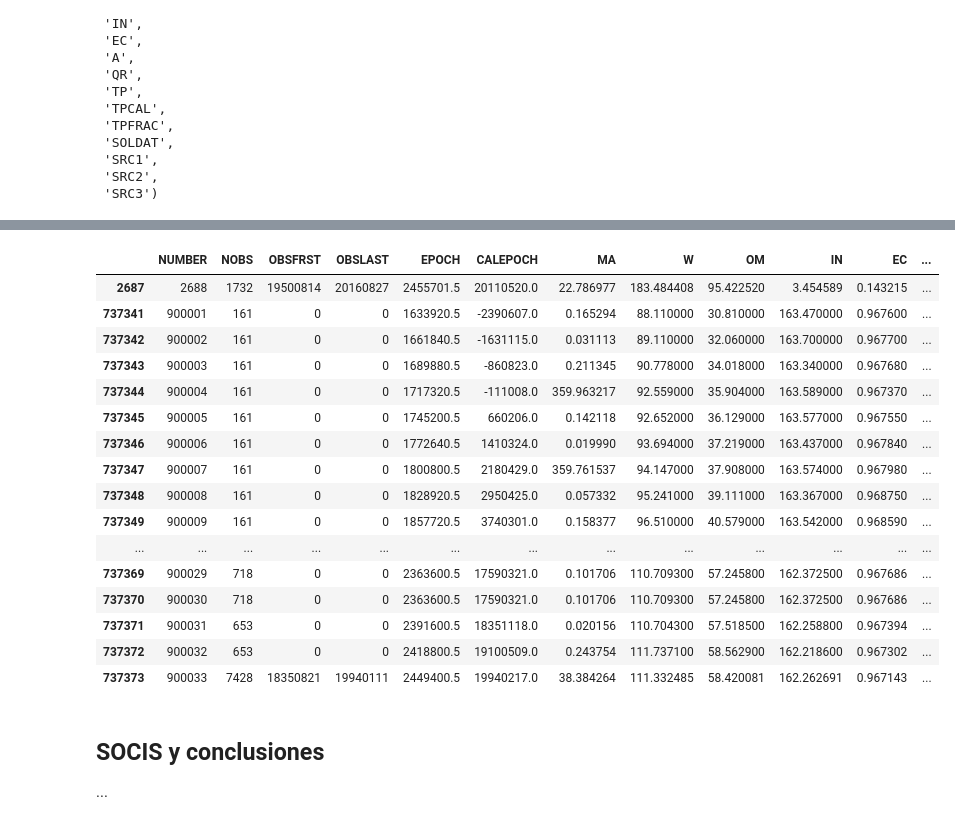
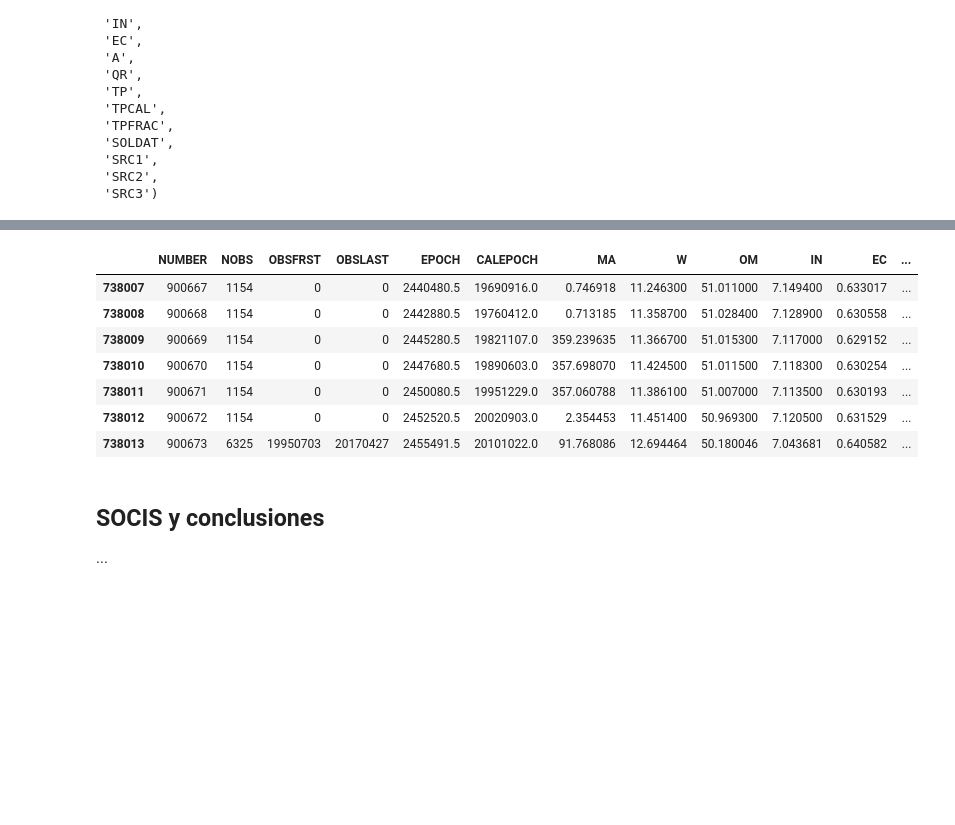
Before and after one commit to poliastro/pycones2017-talk, a Jupyter notebook: ¡Atrapa ese asteroide con poliastro!.ipynb, the cells around one changed output, grey strips where cells are left out. Cells and saved outputs as stored; diff of their text form; code cells hidden in the pictures; blank space fills up the shorter version.

```diff
--- a/¡Atrapa ese asteroide con poliastro!.ipynb
+++ b/¡Atrapa ese asteroide con poliastro!.ipynb
@@ -233,25 +232,16 @@ for i in range(len(atiras)):
 # %%
 db = dastcom5.entire_db()
 
-db[db.NAME == 'Halley']
+db[db.NAME == 'Churyumov-Gerasimenko']
 # %% [output]
 |  | NUMBER | NOBS | OBSFRST | OBSLAST | EPOCH | CALEPOCH | MA | W | OM | IN | EC | ... |
-| 2687 | 2688 | 1732 | 19500814 | 20160827 | 2455701.5 | 20110520.0 | 22.786977 | 183.484408 | 95.422520 | 3.454589 | 0.143215 | ... |
-| 737341 | 900001 | 161 | 0 | 0 | 1633920.5 | -2390607.0 | 0.165294 | 88.110000 | 30.810000 | 163.470000 | 0.967600 | ... |
-| 737342 | 900002 | 161 | 0 | 0 | 1661840.5 | -1631115.0 | 0.031113 | 89.110000 | 32.060000 | 163.700000 | 0.967700 | ... |
-| 737343 | 900003 | 161 | 0 | 0 | 1689880.5 | -860823.0 | 0.211345 | 90.778000 | 34.018000 | 163.340000 | 0.967680 | ... |
-| 737344 | 900004 | 161 | 0 | 0 | 1717320.5 | -111008.0 | 359.963217 | 92.559000 | 35.904000 | 163.589000 | 0.967370 | ... |
-| 737345 | 900005 | 161 | 0 | 0 | 1745200.5 | 660206.0 | 0.142118 | 92.652000 | 36.129000 | 163.577000 | 0.967550 | ... |
-| 737346 | 900006 | 161 | 0 | 0 | 1772640.5 | 1410324.0 | 0.019990 | 93.694000 | 37.219000 | 163.437000 | 0.967840 | ... |
-| 737347 | 900007 | 161 | 0 | 0 | 1800800.5 | 2180429.0 | 359.761537 | 94.147000 | 37.908000 | 163.574000 | 0.967980 | ... |
-| 737348 | 900008 | 161 | 0 | 0 | 1828920.5 | 2950425.0 | 0.057332 | 95.241000 | 39.111000 | 163.367000 | 0.968750 | ... |
-| 737349 | 900009 | 161 | 0 | 0 | 1857720.5 | 3740301.0 | 0.158377 | 96.510000 | 40.579000 | 163.542000 | 0.968590 | ... |
-| ... | ... | ... | ... | ... | ... | ... | ... | ... | ... | ... | ... | ... |
-| 737369 | 900029 | 718 | 0 | 0 | 2363600.5 | 17590321.0 | 0.101706 | 110.709300 | 57.245800 | 162.372500 | 0.967686 | ... |
-| 737370 | 900030 | 718 | 0 | 0 | 2363600.5 | 17590321.0 | 0.101706 | 110.709300 | 57.245800 | 162.372500 | 0.967686 | ... |
-| 737371 | 900031 | 653 | 0 | 0 | 2391600.5 | 18351118.0 | 0.020156 | 110.704300 | 57.518500 | 162.258800 | 0.967394 | ... |
-| 737372 | 900032 | 653 | 0 | 0 | 2418800.5 | 19100509.0 | 0.243754 | 111.737100 | 58.562900 | 162.218600 | 0.967302 | ... |
-| 737373 | 900033 | 7428 | 18350821 | 19940111 | 2449400.5 | 19940217.0 | 38.384264 | 111.332485 | 58.420081 | 162.262691 | 0.967143 | ... |
+| 738007 | 900667 | 1154 | 0 | 0 | 2440480.5 | 19690916.0 | 0.746918 | 11.246300 | 51.011000 | 7.149400 | 0.633017 | ... |
+| 738008 | 900668 | 1154 | 0 | 0 | 2442880.5 | 19760412.0 | 0.713185 | 11.358700 | 51.028400 | 7.128900 | 0.630558 | ... |
+| 738009 | 900669 | 1154 | 0 | 0 | 2445280.5 | 19821107.0 | 359.239635 | 11.366700 | 51.015300 | 7.117000 | 0.629152 | ... |
+| 738010 | 900670 | 1154 | 0 | 0 | 2447680.5 | 19890603.0 | 357.698070 | 11.424500 | 51.011500 | 7.118300 | 0.630254 | ... |
+| 738011 | 900671 | 1154 | 0 | 0 | 2450080.5 | 19951229.0 | 357.060788 | 11.386100 | 51.007000 | 7.113500 | 0.630193 | ... |
+| 738012 | 900672 | 1154 | 0 | 0 | 2452520.5 | 20020903.0 | 2.354453 | 11.451400 | 50.969300 | 7.120500 | 0.631529 | ... |
+| 738013 | 900673 | 6325 | 19950703 | 20170427 | 2455491.5 | 20101022.0 | 91.768086 | 12.694464 | 50.180046 | 7.043681 | 0.640582 | ... |
 # %% [markdown]
 ## SOCIS y conclusiones
 
```
Also changed, not shown: parts of 4 cells of this notebook.
